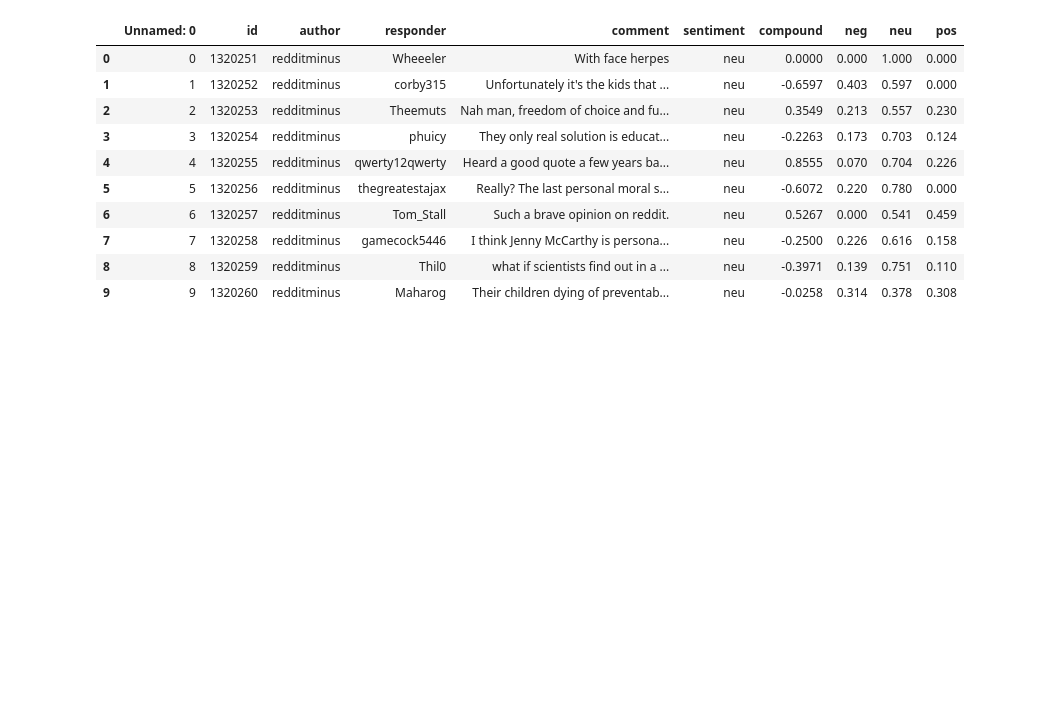
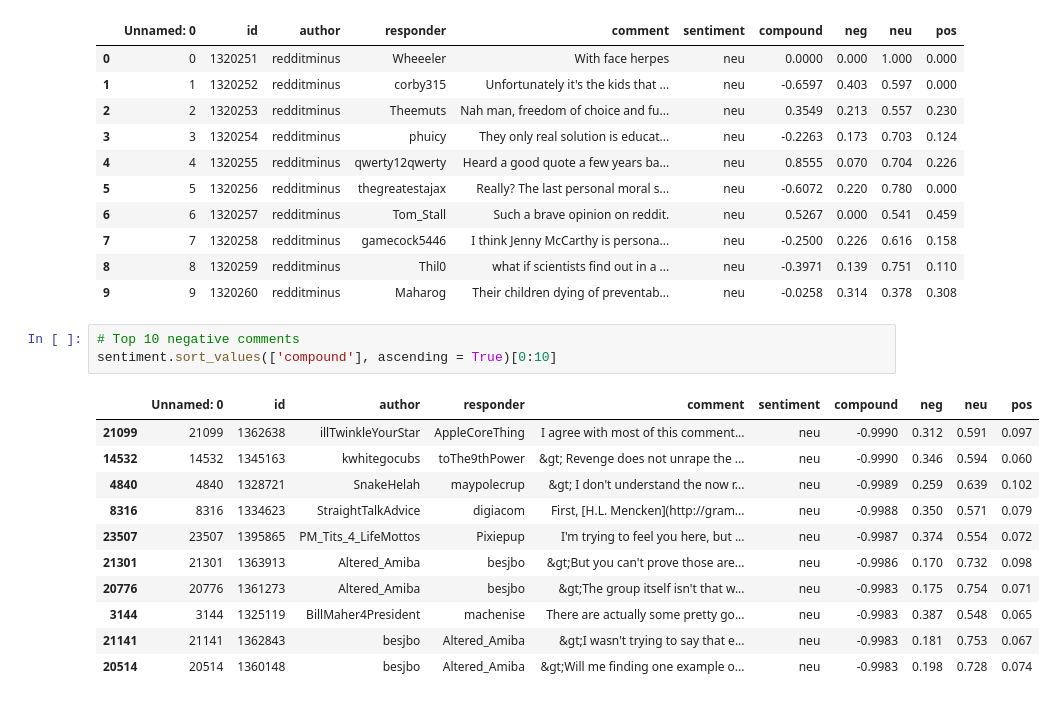
Before and after one commit to monuchacko/WebAnalytics, a Jupyter notebook: FinalProject.ipynb, the cells around one changed output. Cells and saved outputs as stored; diff of their text form; blank space fills up the shorter version.

```diff
--- a/FinalProject.ipynb
+++ b/FinalProject.ipynb
@@ -231,3 +231,18 @@ sentiment[0:10]
 | 7 | 7 | 1320258 | redditminus | gamecock5446 | I think Jenny McCarthy is persona... | neu | -0.2500 | 0.226 | 0.616 | 0.158 |
 | 8 | 8 | 1320259 | redditminus | Thil0 | what if scientists find out in a ... | neu | -0.3971 | 0.139 | 0.751 | 0.110 |
 | 9 | 9 | 1320260 | redditminus | Maharog | Their children dying of preventab... | neu | -0.0258 | 0.314 | 0.378 | 0.308 |
+# %%
+# Top 10 negative comments
+sentiment.sort_values(['compound'], ascending = True)[0:10]
+# %% [output]
+|  | Unnamed: 0 | id | author | responder | comment | sentiment | compound | neg | neu | pos |
+| 21099 | 21099 | 1362638 | illTwinkleYourStar | AppleCoreThing | I agree with most of this comment... | neu | -0.9990 | 0.312 | 0.591 | 0.097 |
+| 14532 | 14532 | 1345163 | kwhitegocubs | toThe9thPower | &gt; Revenge does not unrape the ... | neu | -0.9990 | 0.346 | 0.594 | 0.060 |
+| 4840 | 4840 | 1328721 | SnakeHelah | maypolecrup | &gt; I don't understand the now r... | neu | -0.9989 | 0.259 | 0.639 | 0.102 |
+| 8316 | 8316 | 1334623 | StraightTalkAdvice | digiacom | First, [H.L. Mencken](http://gram... | neu | -0.9988 | 0.350 | 0.571 | 0.079 |
+| 23507 | 23507 | 1395865 | PM_Tits_4_LifeMottos | Pixiepup | I'm trying to feel you here, but ... | neu | -0.9987 | 0.374 | 0.554 | 0.072 |
+| 21301 | 21301 | 1363913 | Altered_Amiba | besjbo | &gt;But you can't prove those are... | neu | -0.9986 | 0.170 | 0.732 | 0.098 |
+| 20776 | 20776 | 1361273 | Altered_Amiba | besjbo | &gt;The group itself isn't that w... | neu | -0.9983 | 0.175 | 0.754 | 0.071 |
+| 3144 | 3144 | 1325119 | BillMaher4President | machenise | There are actually some pretty go... | neu | -0.9983 | 0.387 | 0.548 | 0.065 |
+| 21141 | 21141 | 1362843 | besjbo | Altered_Amiba | &gt;I wasn't trying to say that e... | neu | -0.9983 | 0.181 | 0.753 | 0.067 |
+| 20514 | 20514 | 1360148 | besjbo | Altered_Amiba | &gt;Will me finding one example o... | neu | -0.9983 | 0.198 | 0.728 | 0.074 |
```
Also changed, not shown: parts of 2 cells of this notebook.
